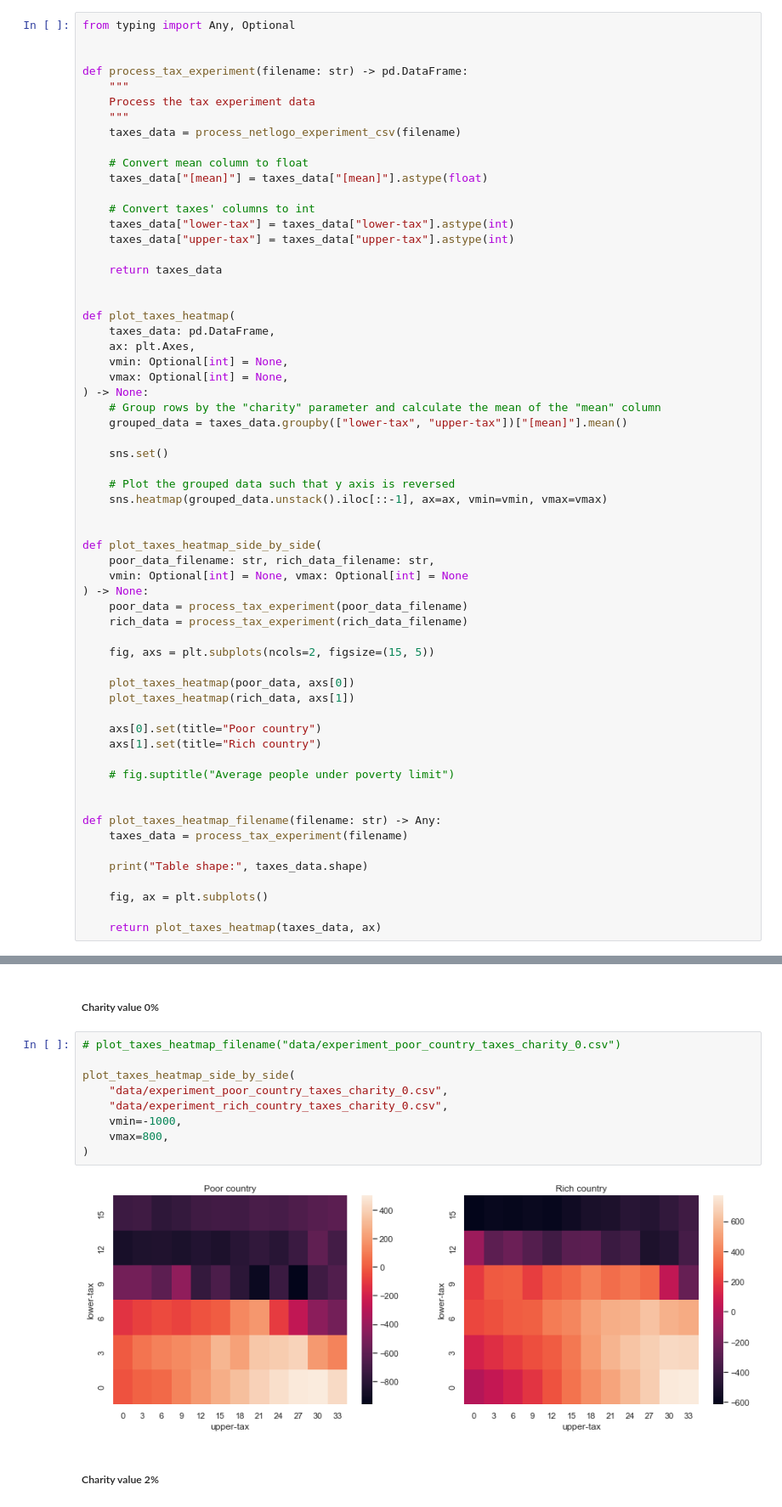
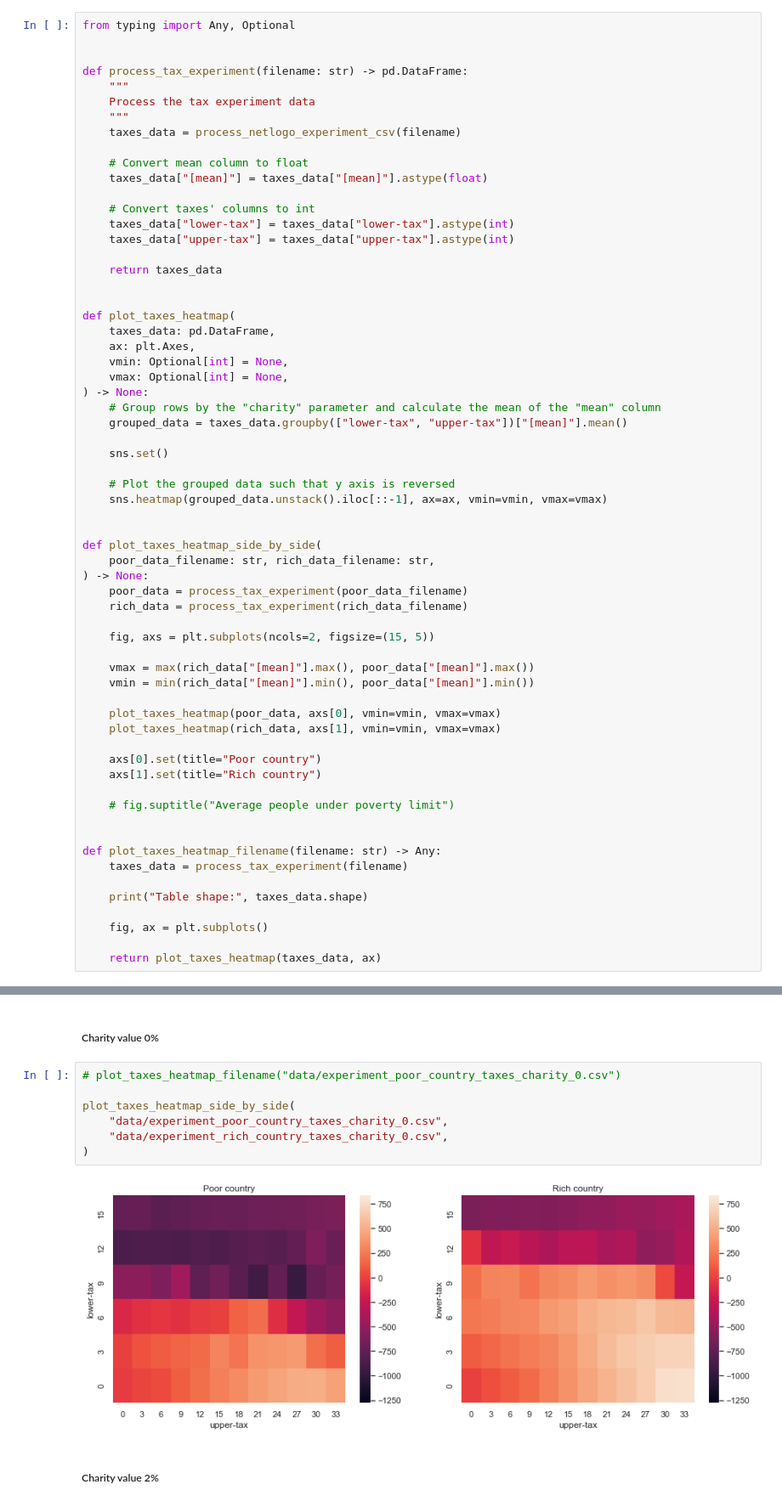
Before and after one commit to MrJoeKr/loveTaxes, a Jupyter notebook: make_graphs.ipynb, the cells around one changed output, grey strips where cells are left out. Shown at 85% size. Saved outputs shown, nothing was run; the diff lists cells and outputs as text.

Commit message:
Fix min max heatmaps

```diff
--- a/make_graphs.ipynb
+++ b/make_graphs.ipynb
@@ -194,15 +194,17 @@ def plot_taxes_heatmap(
 
 def plot_taxes_heatmap_side_by_side(
     poor_data_filename: str, rich_data_filename: str,
-    vmin: Optional[int] = None, vmax: Optional[int] = None
 ) -> None:
     poor_data = process_tax_experiment(poor_data_filename)
     rich_data = process_tax_experiment(rich_data_filename)
 
     fig, axs = plt.subplots(ncols=2, figsize=(15, 5))
 
-    plot_taxes_heatmap(poor_data, axs[0])
-    plot_taxes_heatmap(rich_data, axs[1])
+    vmax = max(rich_data["[mean]"].max(), poor_data["[mean]"].max())
+    vmin = min(rich_data["[mean]"].min(), poor_data["[mean]"].min())
+
+    plot_taxes_heatmap(poor_data, axs[0], vmin=vmin, vmax=vmax)
+    plot_taxes_heatmap(rich_data, axs[1], vmin=vmin, vmax=vmax)
 
     axs[0].set(title="Poor country")
     axs[1].set(title="Rich country")
@@ -280,14 +282,12 @@ Ending tick is 10000.
 # %%
 # plot_taxes_heatmap_filename("data/experiment_poor_country_taxes_charity_0.csv")
 
 plot_taxes_heatmap_side_by_side(
     "data/experiment_poor_country_taxes_charity_0.csv",
     "data/experiment_rich_country_taxes_charity_0.csv",
-    vmin=-1000,
-    vmax=800,
 )
 # %% [output]
-[figure, old version]
+[figure, new version]
 # %% [markdown]
 ##### Charity value 2%
 # %%
```
Also changed, not shown: parts of 2 cells of this notebook.
